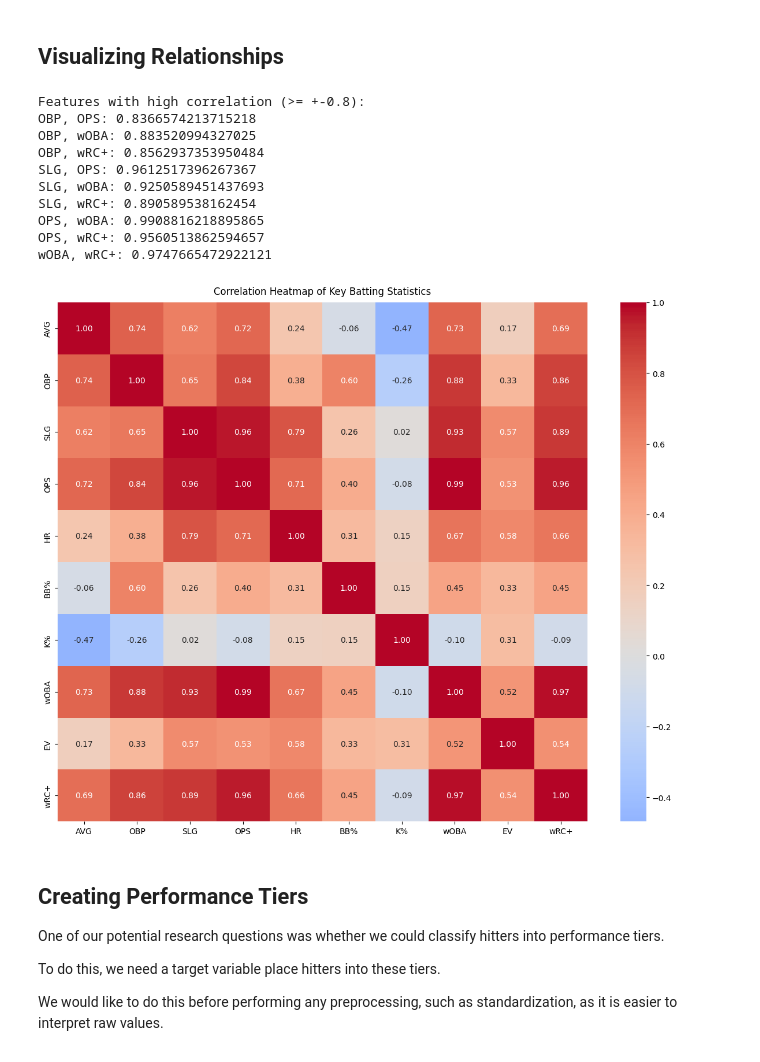
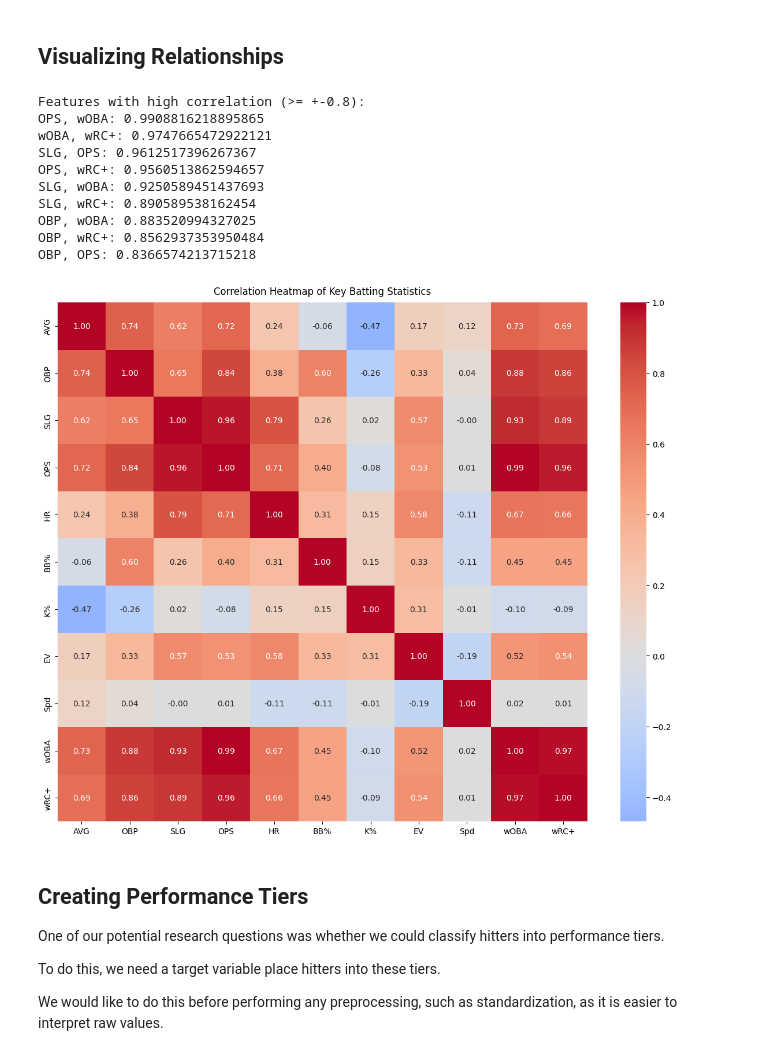
Before and after one commit to ichiro-wang/mlb-batting-analysis, a Jupyter notebook: notebooks/eda_and_preprocess.ipynb, the cells around one changed output. Drawn from its saved outputs; the diff is of its cells as text; code cells hidden in the pictures.

```diff
--- a/notebooks/eda_and_preprocess.ipynb
+++ b/notebooks/eda_and_preprocess.ipynb
@@ -196,5 +212,5 @@ Now that we've set our focus on regular batters, we will take a look at the dist
 # %%
-key_stats = ["AVG", "OBP", "SLG", "OPS", "HR", "BB%", "K%", "wOBA", "EV", "wRC+"]
+key_stats = ["AVG", "OBP", "SLG", "OPS", "HR", "BB%", "K%", "EV", "Spd", "wOBA", "wRC+"]
 
 # histograms
 fig, axs = plt.subplots(3, 4, figsize=(15, 12))
@@ -240,41 +256,42 @@ plt.show()
 corr_matrix = data[key_stats].corr()
 
 # check most correlated features
 high_corr = []
 for row in range(len(corr_matrix)):
     for col in range(row + 1, len(corr_matrix.columns)):
         if abs(corr_matrix.iloc[row, col]) > 0.8:
             high_corr.append(
                 [
                     corr_matrix.iloc[row, col],
                     corr_matrix.columns[row],
                     corr_matrix.columns[col],
                 ]
             )
 
 
 print("Features with high correlation (>= +-0.8):")
+high_corr.sort(reverse=True)
 for corr, feat1, feat2 in high_corr:
     print(f"{feat1}, {feat2}: {corr}")
 
 # plotting heatmap with seaborn
 plt.figure(figsize=(12, 10))
 plt.title("Correlation Heatmap of Key Batting Statistics", pad=10)
 sns.heatmap(corr_matrix, cmap="coolwarm", annot=True, fmt=".2f", center=0)
 plt.tight_layout(rect=[0, 0, 1, 0.98])
 plt.show()
 # %% [output]
 Features with high correlation (>= +-0.8):
-OBP, OPS: 0.8366574213715218
+OPS, wOBA: 0.9908816218895865
+wOBA, wRC+: 0.9747665472922121
+SLG, OPS: 0.9612517396267367
+OPS, wRC+: 0.9560513862594657
+SLG, wOBA: 0.9250589451437693
+SLG, wRC+: 0.890589538162454
 OBP, wOBA: 0.883520994327025
 OBP, wRC+: 0.8562937353950484
-SLG, OPS: 0.9612517396267367
-SLG, wOBA: 0.9250589451437693
-SLG, wRC+: 0.890589538162454
-OPS, wOBA: 0.9908816218895865
-OPS, wRC+: 0.9560513862594657
-wOBA, wRC+: 0.9747665472922121
+OBP, OPS: 0.8366574213715218
-[figure, old version]
+[figure, new version]
 # %% [markdown]
 ## Creating Performance Tiers
 
```
Also changed, not shown: parts of 8 cells of this notebook.
